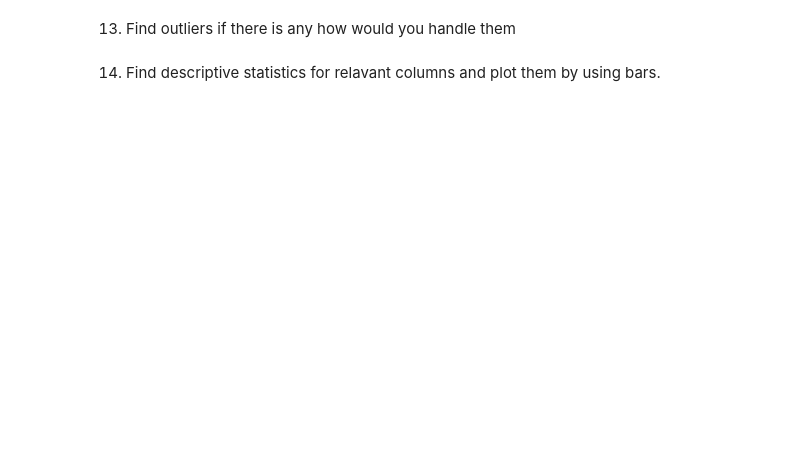
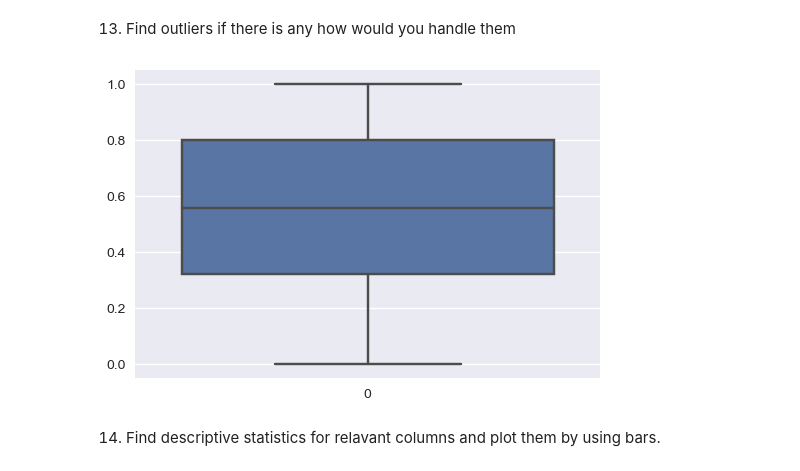
Before and after one commit to RobertoTabosa/AgriFirstWeek, a Jupyter notebook: Assinment_3&4 - Roberto Tabosa.ipynb, the cells around one changed output. Saved outputs shown, nothing was run; the diff lists cells and outputs as text; code cells hidden in the pictures; blank space fills up the shorter version.

```diff
--- a/Assinment_3&4 - Roberto Tabosa.ipynb
+++ b/Assinment_3&4 - Roberto Tabosa.ipynb
@@ -410,6 +450,9 @@ Name: precipitation, dtype: float64
 8. Create new column 'percentage_tot_prec' and add the percentage contribution of each farm's precipitation (relative to total precipitation) to the column.
 # %%
 ## Your code here down
-
+totPrec = df["precipitation"].sum ()
+print (totPrec)
+df["percentage_tot_prec"] = df ["precipitation"] / totPrec
+df
 
 ## Your code here up
@@ -417,6 +475,7 @@ Name: precipitation, dtype: float64
 9. Create a new column called "precipitation_rank" that ranks the farms based on their precipitation in ascending order, with ties being assigned the same rank.
 # %%
 ## Your code here down
-
+df["precipitation_rank"] = df["precipitation"].rank(method="min")
+df.sort_values (["precipitation_rank"], ascending = 1)
 
 ## Your code here up
@@ -424,6 +497,6 @@ Name: precipitation, dtype: float64
 10. Normalize the temperature column to a range between 0 and 1 for each farm.
 # %%
 ## Your code here down
-
-
+df['Temperature_adjusted'] = (df['temperature'] - df['temperature'].min()) / (df['temperature'].max() - df['temperature'].min())
+df
 ## Your code here up
@@ -435,6 +522,10 @@ Name: precipitation, dtype: float64
 11. Change column types accordingly.
 # %%
 ## Your code here down
-
+typeBefore = df.info()
+print(typeBefore)
+df["farm_name"] = df["farm_name"].astype("string")
+df["soil_type"] = df["soil_type"].astype("string")
+typeAfter = df.info()
 
 ## Your code here up
@@ -457,2 +578,24 @@ Name: precipitation, dtype: float64
+# %%
+## Your code here down
+# https://careerfoundry.com/en/blog/data-analytics/how-to-find-outliers/
+# https://www.geeksforgeeks.org/how-to-use-pandas-filter-with-iqr/
+
+#import seaborn as sns
+#import matplotlib.pyplot as plt
+#plt.style.use ("seaborn")
+
+plt.figure(figsize=(6,4))
+#sns.boxplot(df["temperature"])
+#sns.boxplot(df["precipitation"])
+#sns.boxplot(df["percentage_tot_prec"])
+#sns.boxplot(df["precipitation_rank"])
+sns.boxplot(df["Temperature_adjusted"])
+plt.show()
+
+# I didn't find any outlayer in this dataframe.
+
+## Your code here up
+# %% [output]
+[figure, added]
 # %% [markdown]
 14. Find descriptive statistics for relavant columns and plot them by using bars.
```
Also changed, not shown: parts of 29 cells of this notebook.
